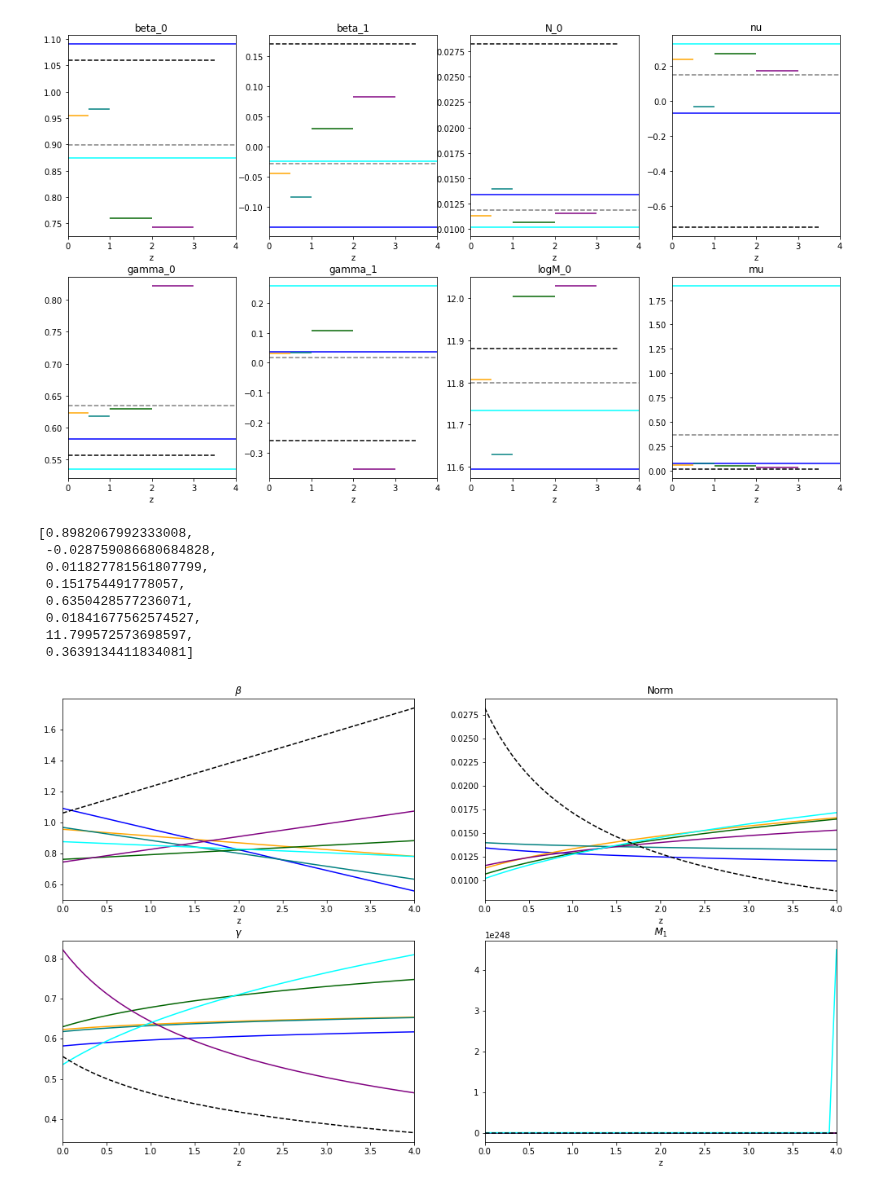
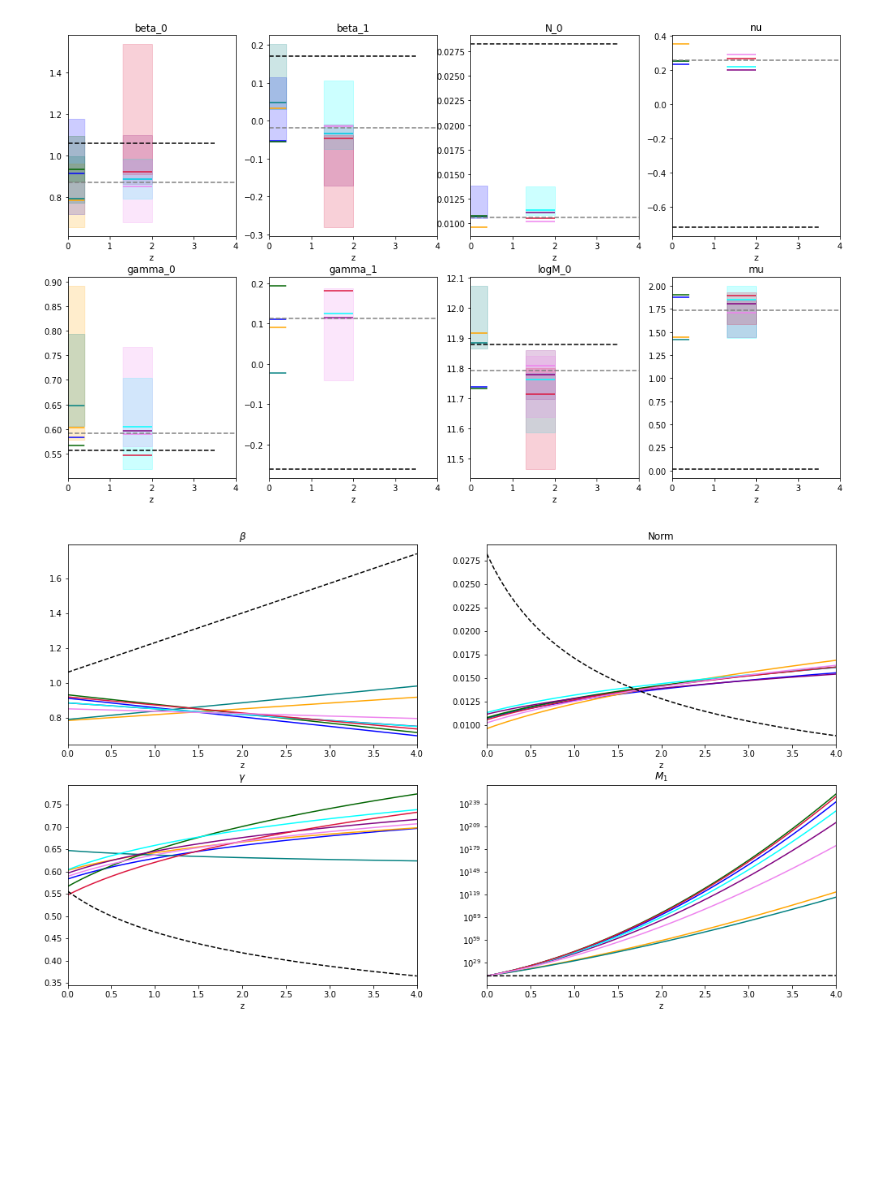
Before and after one commit to eklem1/GalaxySim, a Jupyter notebook: CompareParams.ipynb, the cells around one changed output. Saved outputs shown, nothing was run; the diff lists cells and outputs as text; code cells hidden in the pictures; blank space fills up the shorter version.

```diff
--- a/CompareParams.ipynb
+++ b/CompareParams.ipynb
@@ -120,8 +120,8 @@ def plotSMF(DataD, z):
     # pl.ylim(1e-15, 1e2)
     pl.show()
 
-def plotParams(DataD, err=True, paper=True, ave=True):
-    #don't trust error bars here as the signs are weird so I just abs. them all
+def plotParams(DataD, err=True, paper=True, ave=True, printErr=False):
+    #negative errors are from the value being out of the 68% range of the histogram
 
     fig, axs = pl.subplots(2, 4, figsize=(17, 10))
 
@@ -134,10 +134,23 @@ def plotParams(DataD, err=True, paper=True, ave=True):
             ax.hlines(y=DataD[e][params[i]], xmin=DataD[e]['zLow'], xmax=DataD[e]['zHigh'], color=colors[j])
 
             if err:
-                rect = Rectangle((DataD[e]['zLow'], DataD[e][params[i]]-np.abs(DataD[e][params[i+8]][0])),
+                if DataD[e][params[i+8]][0] < 0 or DataD[e][params[i+8]][1] < 0:
+                    if printErr:
+                        print("Negative Error: {}, {}".format(e, labels[params[i]]))
+
+#                     if DataD[e][params[i+8]][0] < 0: #
+#                         rect = Rectangle((DataD[e]['zLow'], DataD[e][params[i]]-np.abs(DataD[e][params[i+8]][0])),
+#                                  width=DataD[e]['zHigh']-DataD[e]['zLow'],
+#                                  height=np.abs(DataD[e][params[i+8]][1])+np.abs(DataD[e][params[i+8]][0]), color=colors[j], alpha=0.2)
+#                     else:
+#                         rect = Rectangle((DataD[e]['zLow'], DataD[e][params[i]]-np.abs(DataD[e][params[i+8]][0])),
+#                                  width=DataD[e]['zHigh']-DataD[e]['zLow'],
+#                                  height=np.abs(DataD[e][params[i+8]][1])+np.abs(DataD[e][params[i+8]][0]), color=colors[j], alpha=0.2)
+                else:
+                    rect = Rectangle((DataD[e]['zLow'], DataD[e][params[i]]-DataD[e][params[i+8]][1]),
                                  width=DataD[e]['zHigh']-DataD[e]['zLow'],
-                                 height=np.abs(DataD[e][params[i+8]][1])+np.abs(DataD[e][params[i+8]][0]), color=colors[j], alpha=0.2)
-                ax.add_patch(rect)
+                                 height=DataD[e][params[i+8]][1] + DataD[e][params[i+8]][0], color=colors[j], alpha=0.2)
+                    ax.add_patch(rect)
 
             vals.append(DataD[e][params[i]])
 
@@ -199,10 +218,10 @@ def paramsRedshiftEvolve(DataD, paper=True):
     pl.show()
 # %%
 # text = "CedarScripts/testingP.txt"
-# text = "../Cedar/5runs_0-4.txt"
 # text = "../Cedar/OutputArr_try1.txt"
-text = "../Cedar/OutputArr_24-07.txt"
-# text = "../Cedar/OutputArr_04.txt"
+# text = "../Cedar/OutputArr_24-07.txt"
+# text = "../Cedar/Output_47216338.txt"
+text = "../Cedar/OutputArr_004_newMu.txt"
 
 testData = getData(text)
 
@@ -221,16 +233,8 @@ plotSMF(testData, 1.00)
 # %%
-plotParams(testData, err=False)
+ave = plotParams(testData, err=True, printErr=False)
 # %% [output]
-[figure, old version]
+[figure, new version]
-[0.8982067992333008,
- -0.028759086680684828,
- 0.011827781561807799,
- 0.151754491778057,
- 0.6350428577236071,
- 0.01841677562574527,
- 11.799572573698597,
- 0.3639134411834081]
 # %%
-paramsRedshiftEvolve(testData)
+paramsRedshiftEvolve(testData, newMu=True)
 # %% [output]
-[figure, old version]
+[figure, new version]
```
Also changed, not shown: parts of 2 cells of this notebook, 4 other files.
